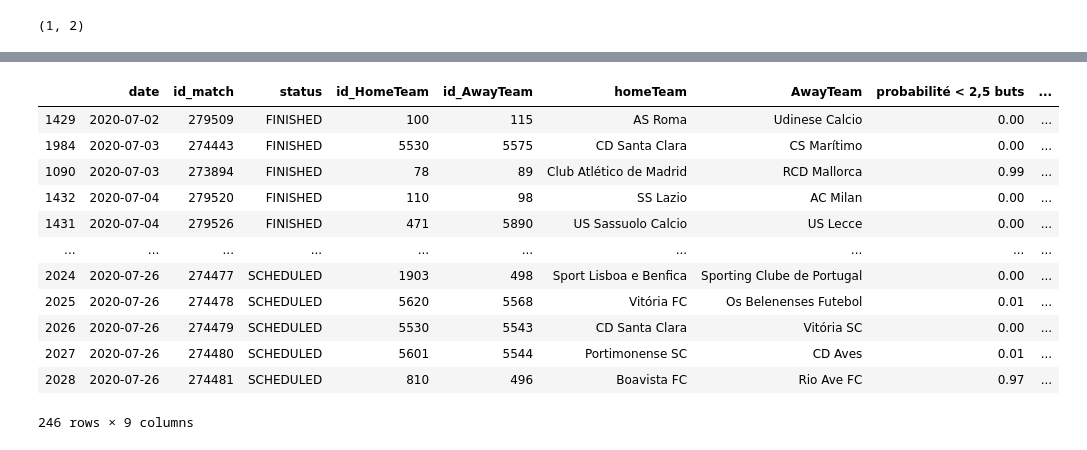
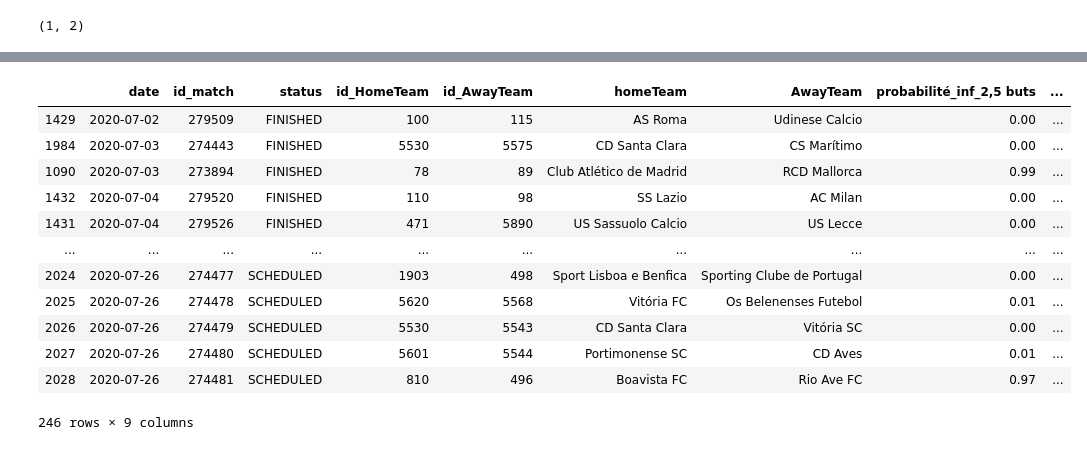
Before and after one commit to Amuthu98/projetannuel4IABD2, a Jupyter notebook: ETAPE_3/Buts_matchs.ipynb, the cells around one changed output, grey strips where cells are left out. Cells and saved outputs as stored; diff of their text form; code cells hidden in the pictures.

```diff
--- a/ETAPE_3/Buts_matchs.ipynb
+++ b/ETAPE_3/Buts_matchs.ipynb
@@ -630,11 +630,11 @@ for i in unique:
 1 [[0.02938958 0.9706104 ]]
 # %%
 df = {'date':x_prediction.date,'id_match':x_prediction.id_match,'status':x_prediction.status,'id_HomeTeam':x_prediction.idHomeTeam,'id_AwayTeam':x_prediction.idAwayTeam,
-      'homeTeam':x_prediction.homeTeam,'AwayTeam':x_prediction.awayTeam,'probabilité < 2,5 buts':inferieur2,'probabilité > 2,5 buts':superieur2}
+      'homeTeam':x_prediction.homeTeam,'AwayTeam':x_prediction.awayTeam,'probabilité_inf_2,5 buts':inferieur2,'probabilité_sup_2,5 buts':superieur2}
 df = pd.DataFrame(df)
 df
 # %% [output]
-|  | date | id_match | status | id_HomeTeam | id_AwayTeam | homeTeam | AwayTeam | probabilité < 2,5 buts | ... |
+|  | date | id_match | status | id_HomeTeam | id_AwayTeam | homeTeam | AwayTeam | probabilité_inf_2,5 buts | ... |
 | 1429 | 2020-07-02 | 279509 | FINISHED | 100 | 115 | AS Roma | Udinese Calcio | 0.00 | ... |
 | 1984 | 2020-07-03 | 274443 | FINISHED | 5530 | 5575 | CD Santa Clara | CS Marítimo | 0.00 | ... |
 | 1090 | 2020-07-03 | 273894 | FINISHED | 78 | 89 | Club Atlético de Madrid | RCD Mallorca | 0.99 | ... |
```
Also changed, not shown: parts of 26 cells of this notebook, 22 other files.
